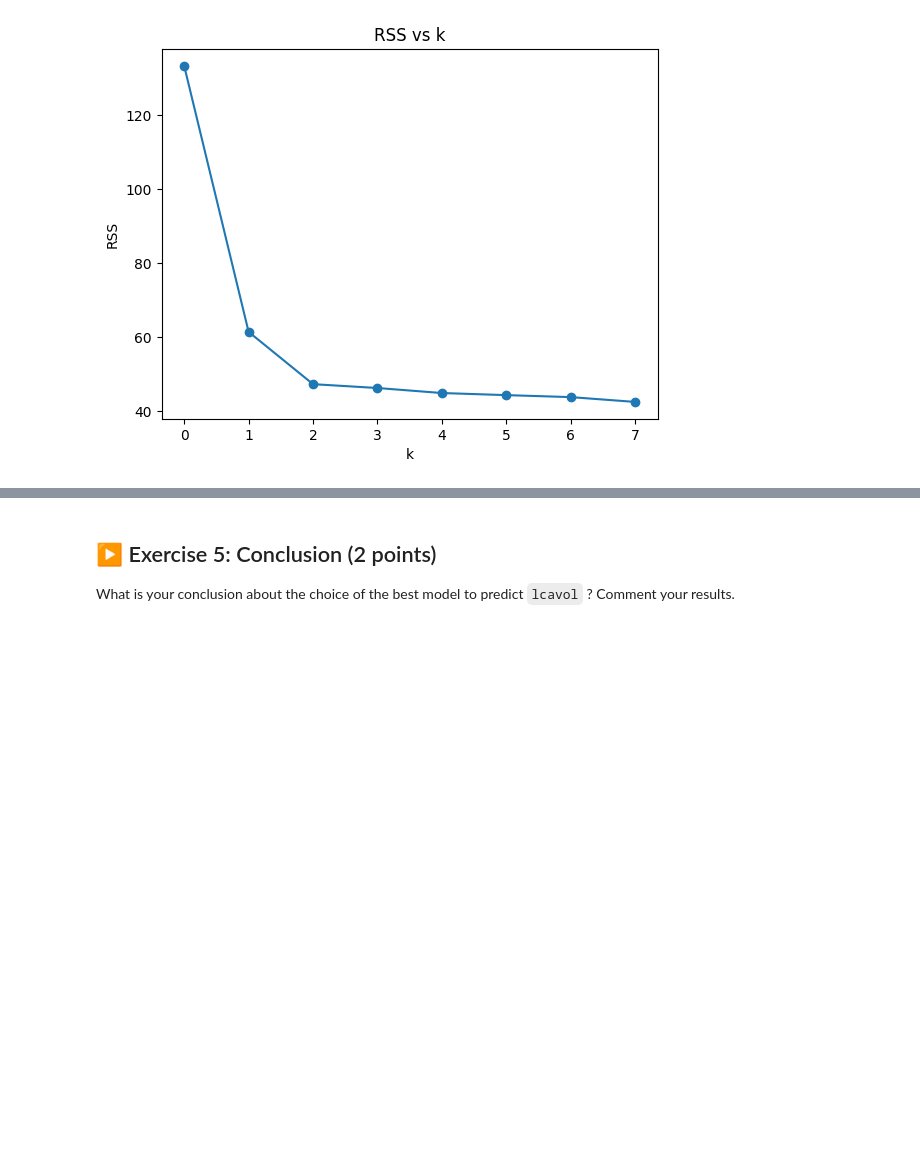
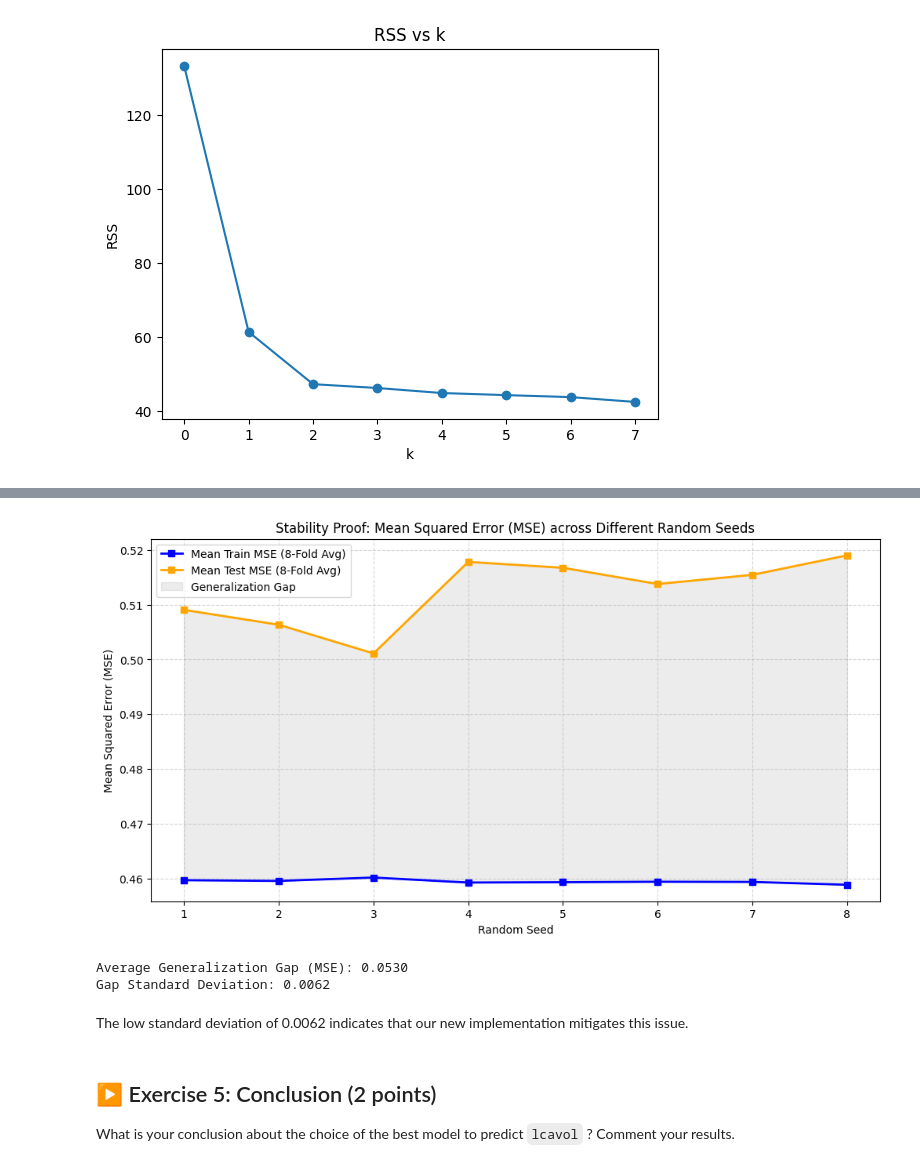
Before and after one commit to MC0117/SLA-labs, a Jupyter notebook: TP1/TP1.ipynb, the cells around one changed output, grey strips where cells are left out. Cells and saved outputs as stored; diff of their text form; code cells hidden in the pictures; blank space fills up the shorter version.

Commit message:
finished 8fold cv

```diff
--- a/TP1/TP1.ipynb
+++ b/TP1/TP1.ipynb
@@ -650,3 +673,71 @@ for i in range(len(test_mean_error)):
+# %%
+import numpy as np
+import pandas as pd
+import statsmodels.api as sm
+import matplotlib.pyplot as plt
+from sklearn.model_selection import KFold
+
+combo = list(best_combos[4][0])
+seeds = [1, 2, 3, 4, 5, 6, 7, 8]
+Y = df_enc['lcavol']
+X = df_enc[combo]
+
+seed_train_means = []
+seed_test_means = []
+
+for seed in seeds:
+    kf = KFold(n_splits=8, shuffle=True, random_state=seed)
+    fold_train_errors = []
+    fold_test_errors = []
+
+    # 8-fold cv
+    for train_index, test_index in kf.split(df_enc):
+        train_X, test_X = X.iloc[train_index], X.iloc[test_index]
+        train_Y, test_Y = Y.iloc[train_index], Y.iloc[test_index]
+
+        train_X = sm.add_constant(train_X)
+        test_X = sm.add_constant(test_X, has_constant='add')
+
+        model = sm.OLS(train_Y, train_X)
+        results = model.fit()
+
+        # calculate MSE (Squared Error) for this fold
+        pred_train = results.predict(train_X)
+        fold_train_errors.append(np.mean((train_Y - pred_train)**2))
+
+        pred_test = results.predict(test_X)
+        fold_test_errors.append(np.mean((test_Y - pred_test)**2))
+
+
+    seed_train_means.append(np.mean(fold_train_errors))
+    seed_test_means.append(np.mean(fold_test_errors))
+
+plt.figure(figsize=(12, 6))
+x_axis = range(1, len(seeds) + 1)
+
+plt.plot(seeds, seed_train_means, marker='s', label='Mean Train MSE (8-Fold Avg)', color='blue', linewidth=2)
+plt.plot(seeds, seed_test_means, marker='s', label='Mean Test MSE (8-Fold Avg)', color='orange', linewidth=2)
+
+# shade the gap
+plt.fill_between(x_axis, seed_train_means, seed_test_means, color='gray', alpha=0.15, label='Generalization Gap')
+
+plt.title("Stability Proof: Mean Squared Error (MSE) across Different Random Seeds")
+plt.xlabel("Random Seed")
+plt.ylabel("Mean Squared Error (MSE)")
+plt.xticks(x_axis)
+plt.legend()
+plt.grid(True, linestyle='--', alpha=0.5)
+plt.show()
+
+gen_gap = np.array(seed_test_means) - np.array(seed_train_means)
+print(f"Average Generalization Gap (MSE): {np.mean(gen_gap):.4f}")
+print(f"Gap Standard Deviation: {np.std(gen_gap):.4f}")
+# %% [output]
+[figure, added]
+Average Generalization Gap (MSE): 0.0530
+Gap Standard Deviation: 0.0062
+# %% [markdown]
+The low standard deviation of 0.0062 indicates that our new implementation mitigates this issue.
 # %% [markdown]
 ## ▶️ Exercise 5: Conclusion (2 points)
 
```
Also changed, not shown: parts of 10 cells of this notebook.
